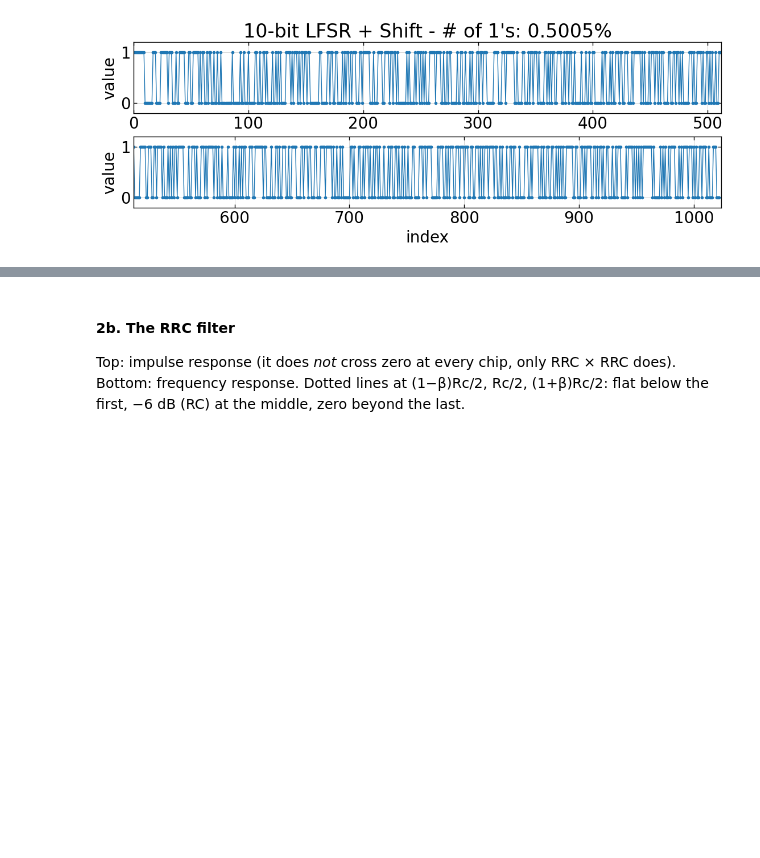
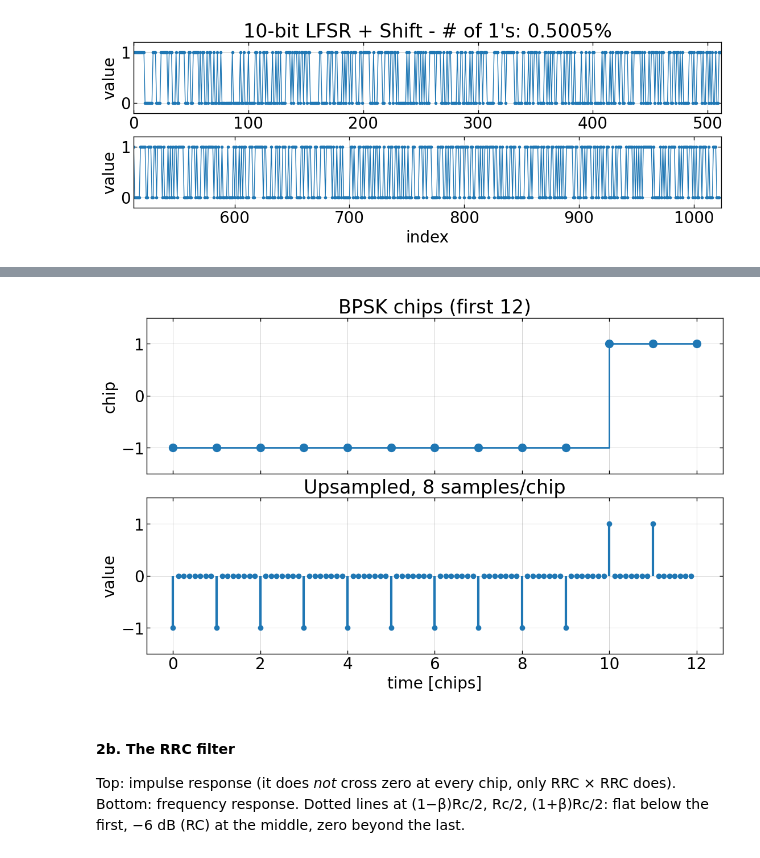
Before and after one commit to felipe-mazzi/PRN, a Jupyter notebook: simulation/tx_spectrum_sim.ipynb, the cells around one changed output, grey strips where cells are left out. Saved outputs shown, nothing was run; the diff lists cells and outputs as text; code cells hidden in the pictures; blank space fills up the shorter version.

```diff
--- a/simulation/tx_spectrum_sim.ipynb
+++ b/simulation/tx_spectrum_sim.ipynb
@@ -57,27 +99,35 @@ Bits 0/1 become chips +1/−1. Then each chip is placed at the start of `SPS` sa
 # %%
+# Sampling rates
 NBITS     = 10             # LFSR length; PRN period = 2^NBITS - 1 chips
-CHIP_RATE = FS_DAC / 96    # chips/s (51.2 Mcps)
+SPS_DAC = 96
+CHIP_RATE = FS_DAC / SPS_DAC    # chips/s (51.2 Mcps)
+SPS_FPGA  = 8       # samples per chip
+INTERP = SPS_DAC / SPS_FPGA
+
+
+
 BETA      = 0.35           # RRC roll-off
 PEAK_AMP  = 0.5            # waveform peak, same scale as DAC gain (0.5 = bench tone)
-SPS  = 8       # samples per chip
-SPAN = 16      # RRC filter length in chips
-N_SHOW = 30    # chips shown in the time-domain plots
+SPAN = 16     # RRC filter length in chips
+N_SHOW = 12    # chips shown in the time-domain plots
 
-fs_bb = SPS * CHIP_RATE                   # baseband sample rate
+fs_FPGA = SPS_FPGA * CHIP_RATE     # baseband sample rate
 seq = mseq(NBITS)
 
 chips = 1.0 - 2.0 * seq                   # 0 -> +1, 1 -> -1
-up = np.zeros(chips.size * SPS)
+up = np.zeros(chips.size * SPS_FPGA)
 up[::SPS] = chips                         # one chip every SPS samples, zeros between
-n = np.arange(N_SHOW * SPS)               # sample indices shown
+n = np.arange(N_SHOW * SPS_FPGA)               # sample indices shown
 
 fig, ax = plt.subplots(2, 1, figsize=(11, 7), layout='constrained', sharex=True)
-ax[0].step(np.arange(N_SHOW + 1), np.append(chips[:N_SHOW], chips[N_SHOW - 1]), where="post", lw=2)
+ax[0].step(np.arange(N_SHOW + 1), np.append(chips[:N_SHOW], chips[N_SHOW - 1]), where="post", lw=2, ms=10, marker='o')
 ax[0].set(ylabel="chip", title=f"BPSK chips (first {N_SHOW})", ylim=(-1.5, 1.5))
 ax[0].grid(alpha=0.3)
 ax[1].stem(n / SPS, up[:N_SHOW * SPS], basefmt=" ")
 ax[1].set(ylabel="value", xlabel="time [chips]", title=f"Upsampled, {SPS} samples/chip", ylim=(-1.5, 1.5))
 ax[1].grid(alpha=0.3)
+# %% [output]
+[figure, added]
 # %% [markdown]
 #### 2b. The RRC filter
 
```
Also changed, not shown: parts of 9 cells of this notebook, 1 other file.
